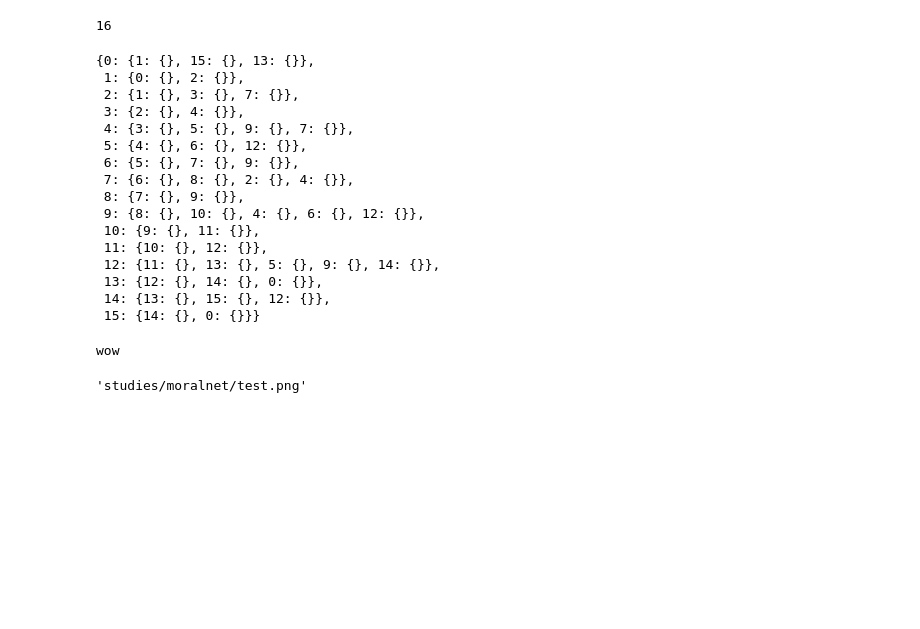
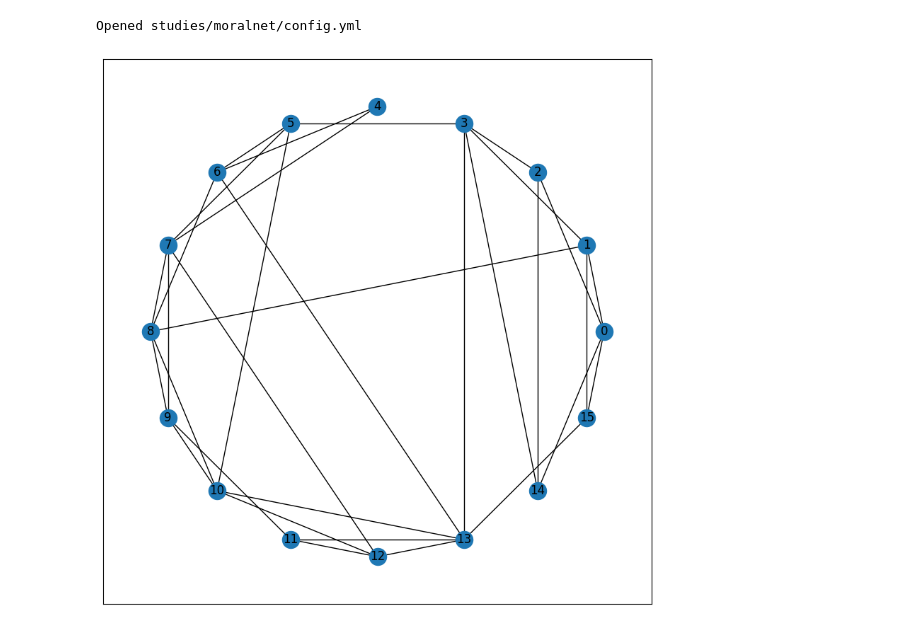
Before and after one commit to comanlab/gentopo, a Jupyter notebook: playground.ipynb, the cells around one changed output. Cells and saved outputs as stored; diff of their text form; code cells hidden in the pictures; blank space fills up the shorter version.

```diff
--- a/playground.ipynb
+++ b/playground.ipynb
@@ -79,32 +4,0 @@ params = {'n': 16, 'k': 3, 'p': 0.5}
-# %%
-n
-# %% [output]
-16
-# %%
-nx.to_dict_of_dicts(graph)
-# %% [output]
-{0: {1: {}, 15: {}, 13: {}},
- 1: {0: {}, 2: {}},
- 2: {1: {}, 3: {}, 7: {}},
- 3: {2: {}, 4: {}},
- 4: {3: {}, 5: {}, 9: {}, 7: {}},
- 5: {4: {}, 6: {}, 12: {}},
- 6: {5: {}, 7: {}, 9: {}},
- 7: {6: {}, 8: {}, 2: {}, 4: {}},
- 8: {7: {}, 9: {}},
- 9: {8: {}, 10: {}, 4: {}, 6: {}, 12: {}},
- 10: {9: {}, 11: {}},
- 11: {10: {}, 12: {}},
- 12: {11: {}, 13: {}, 5: {}, 9: {}, 14: {}},
- 13: {12: {}, 14: {}, 0: {}},
- 14: {13: {}, 15: {}, 12: {}},
- 15: {14: {}, 0: {}}}
-# %%
-if ("som"):
-    print('wow')
-# %% [output]
-wow
-# %%
-"studies/moralnet/config.yml".split("config.yml")[0] + "test.png"
-# %% [output]
-'studies/moralnet/test.png'
@@ -112,0 +5,7 @@ glob.glob().
+# %%
+from src import generate
+
+graphs = generate("studies/moralnet/config.yml", test=True)
+# %% [output]
+Opened studies/moralnet/config.yml
+[figure, added]
```
Also changed, not shown: parts of 12 cells of this notebook, 7 other files.
